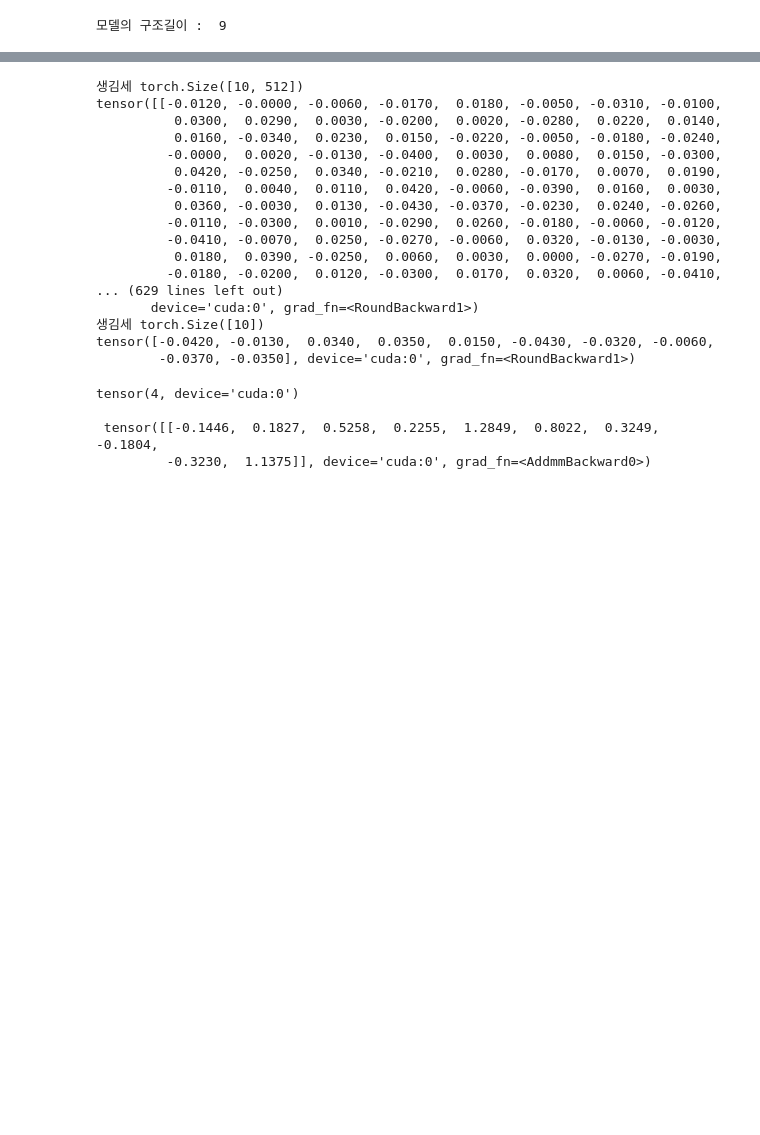
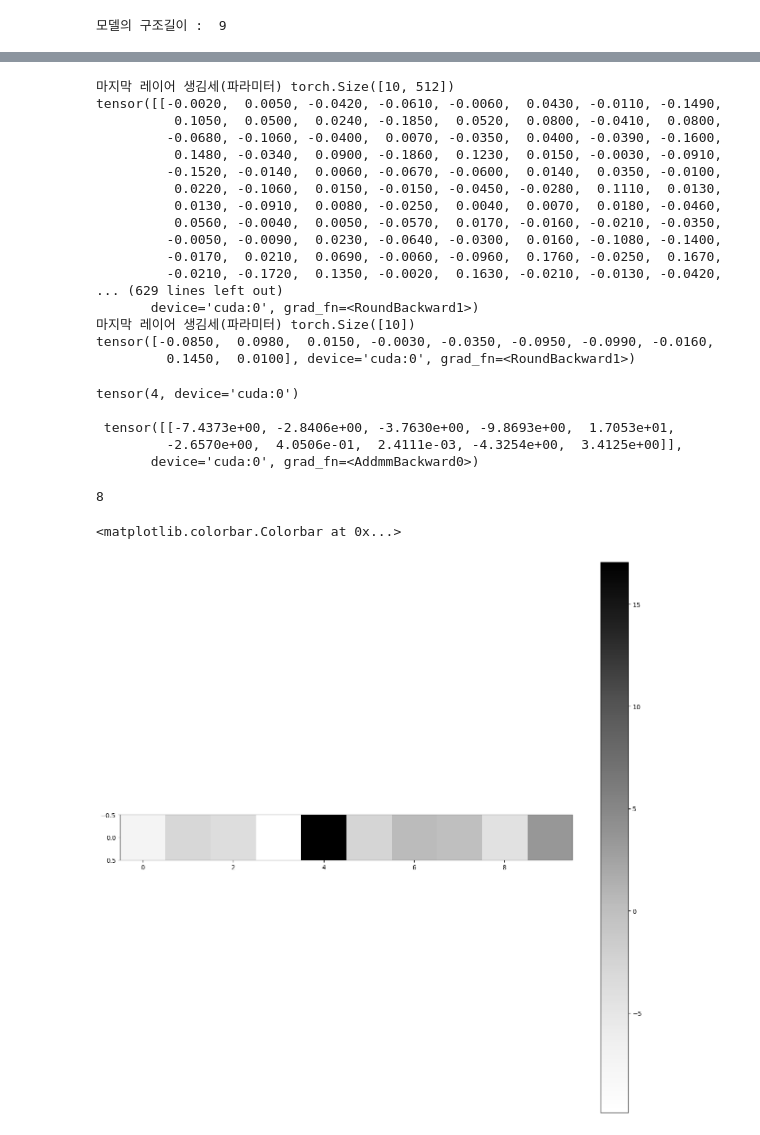
Before and after one commit to kwon-jaehong/fewshot-font-generation, a Jupyter notebook: CBAM/CBAM.ipynb, the cells around one changed output, grey strips where cells are left out. Cells and saved outputs as stored; diff of their text form; code cells hidden in the pictures; blank space fills up the shorter version.

```diff
--- a/CBAM/CBAM.ipynb
+++ b/CBAM/CBAM.ipynb
@@ -226,7 +244,7 @@ for epoch in range(1, n_epochs + 1):
         target = target.to(device)
 
 
-        loss = F.nll_loss(output, target)  #  Output through the network out And the target target Compare and calculate the loss value loss
+        loss = F.cross_entropy(output, target)  #  Output through the network out And the target target Compare and calculate the loss value loss
         loss.backward()  #  Error back propagation   Loss function (loss) call backward() that will do
         optimizer.step()  #  Based on the current gradient （ Stored in the of the parameter .grad Properties of the ） Update parameters
 
@@ -445,16 +342,19 @@ outputs = results
 # %%
 ## 각 레이어의 필더는 64개까지만 저장 - > 너무 많이 봐봤자.... 이해 못함
 for num_layer in range(len(outputs)):
-    plt.figure(figsize=(60, 60),dpi=100)
-    layer_viz = outputs[num_layer][0, :, :, :].detach().cpu()
+    plt.figure(figsize=(16, 16),dpi=98)
+
+    if len(outputs[num_layer].shape)==4:
+        layer_viz = outputs[num_layer][0, :, :, :].detach().cpu()
+
     layer_viz = layer_viz.data
-    layer_viz = layer_viz
     for i, filter in enumerate(layer_viz):
         if i == 1024: # we will visualize only 8x8 blocks from each layer
             break
         plt.subplot(32, 32, i + 1);
         plt.imshow(filter, cmap='Greys');
+        plt.colorbar();
         plt.axis("off");
-    plt.savefig(f"./layer_f_image/f_map_{num_layer}.png");
+    plt.savefig(f"./layer_f_image/f_map_{model_children[num_layer]._get_name()}_{num_layer}.png");
     # plt.show()
     plt.close()
@@ -478,28 +377,28 @@ torch.set_printoptions(profile="full")
 last_ly = model_children[-1]
 
 for param in last_ly.parameters():
-    print("생김세",param.shape,)
+    print("마지막 레이어 생김세(파라미터)",param.shape,)
 
     ## 선형 레이어 가중치값 프린터()
     print(param.round(decimals=3))
 # %% [output]
-생김세 torch.Size([10, 512])
-tensor([[-0.0120, -0.0000, -0.0060, -0.0170,  0.0180, -0.0050, -0.0310, -0.0100,
-          0.0300,  0.0290,  0.0030, -0.0200,  0.0020, -0.0280,  0.0220,  0.0140,
-          0.0160, -0.0340,  0.0230,  0.0150, -0.0220, -0.0050, -0.0180, -0.0240,
-         -0.0000,  0.0020, -0.0130, -0.0400,  0.0030,  0.0080,  0.0150, -0.0300,
-          0.0420, -0.0250,  0.0340, -0.0210,  0.0280, -0.0170,  0.0070,  0.0190,
-         -0.0110,  0.0040,  0.0110,  0.0420, -0.0060, -0.0390,  0.0160,  0.0030,
-          0.0360, -0.0030,  0.0130, -0.0430, -0.0370, -0.0230,  0.0240, -0.0260,
-         -0.0110, -0.0300,  0.0010, -0.0290,  0.0260, -0.0180, -0.0060, -0.0120,
-         -0.0410, -0.0070,  0.0250, -0.0270, -0.0060,  0.0320, -0.0130, -0.0030,
-          0.0180,  0.0390, -0.0250,  0.0060,  0.0030,  0.0000, -0.0270, -0.0190,
-         -0.0180, -0.0200,  0.0120, -0.0300,  0.0170,  0.0320,  0.0060, -0.0410,
+마지막 레이어 생김세(파라미터) torch.Size([10, 512])
+tensor([[-0.0020,  0.0050, -0.0420, -0.0610, -0.0060,  0.0430, -0.0110, -0.1490,
+          0.1050,  0.0500,  0.0240, -0.1850,  0.0520,  0.0800, -0.0410,  0.0800,
+         -0.0680, -0.1060, -0.0400,  0.0070, -0.0350,  0.0400, -0.0390, -0.1600,
+          0.1480, -0.0340,  0.0900, -0.1860,  0.1230,  0.0150, -0.0030, -0.0910,
+         -0.1520, -0.0140,  0.0060, -0.0670, -0.0600,  0.0140,  0.0350, -0.0100,
+          0.0220, -0.1060,  0.0150, -0.0150, -0.0450, -0.0280,  0.1110,  0.0130,
+          0.0130, -0.0910,  0.0080, -0.0250,  0.0040,  0.0070,  0.0180, -0.0460,
+          0.0560, -0.0040,  0.0050, -0.0570,  0.0170, -0.0160, -0.0210, -0.0350,
+         -0.0050, -0.0090,  0.0230, -0.0640, -0.0300,  0.0160, -0.1080, -0.1400,
+         -0.0170,  0.0210,  0.0690, -0.0060, -0.0960,  0.1760, -0.0250,  0.1670,
+         -0.0210, -0.1720,  0.1350, -0.0020,  0.1630, -0.0210, -0.0130, -0.0420,
 ... (629 lines left out)
        device='cuda:0', grad_fn=<RoundBackward1>)
-생김세 torch.Size([10])
-tensor([-0.0420, -0.0130,  0.0340,  0.0350,  0.0150, -0.0430, -0.0320, -0.0060,
-        -0.0370, -0.0350], device='cuda:0', grad_fn=<RoundBackward1>)
+마지막 레이어 생김세(파라미터) torch.Size([10])
+tensor([-0.0850,  0.0980,  0.0150, -0.0030, -0.0350, -0.0950, -0.0990, -0.0160,
+         0.1450,  0.0100], device='cuda:0', grad_fn=<RoundBackward1>)
 # %%
 ## 라스트 마지막 결과값 중 가장 높은 인덱스
 last_out = outputs[-1]
@@ -507,6 +406,26 @@ print(torch.argmax(last_out),"\n\n",last_out)
 # %% [output]
 tensor(4, device='cuda:0')
 
- tensor([[-0.1446,  0.1827,  0.5258,  0.2255,  1.2849,  0.8022,  0.3249, -0.1804,
-         -0.3230,  1.1375]], device='cuda:0', grad_fn=<AddmmBackward0>)
+ tensor([[-7.4373e+00, -2.8406e+00, -3.7630e+00, -9.8693e+00,  1.7053e+01,
+         -2.6570e+00,  4.0506e-01,  2.4111e-03, -4.3254e+00,  3.4125e+00]],
+       device='cuda:0', grad_fn=<AddmmBackward0>)
+# %%
+## 마지막 레이어 찍어보기
+num_layer=8
+plt.figure(figsize=(16, 16),dpi=100)
+
+print(num_layer)
+if len(outputs[num_layer].shape)==4:
+    layer_viz = outputs[num_layer][0, :, :, :].detach().cpu()
+else:
+    layer_viz = outputs[num_layer].detach().cpu()
+    layer_viz = layer_viz.data
+
+plt.grid(False)
+plt.imshow(layer_viz,cmap='Greys')
+plt.colorbar()
+# %% [output]
+8
+<matplotlib.colorbar.Colorbar at 0x...>
+[figure, added]
 # %%
```
Also changed, not shown: parts of 10 cells of this notebook, 24 other files.
